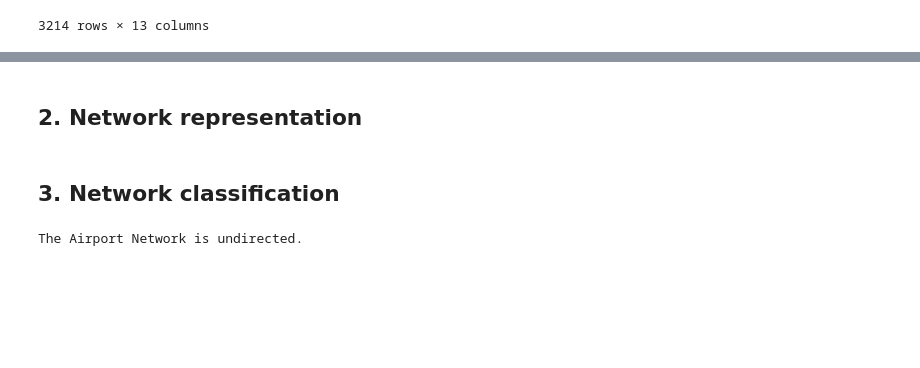
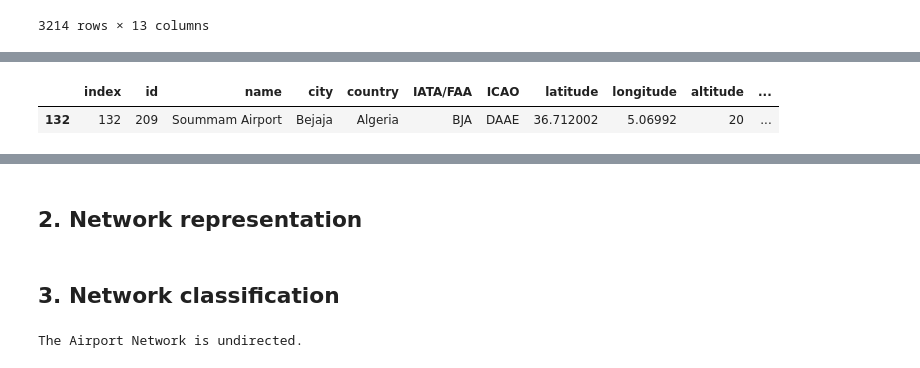
Before and after one commit to dlleonardo/openflights-airport-network-analysis, a Jupyter notebook: main.ipynb, the cells around one changed output, grey strips where cells are left out. Drawn from its saved outputs; the diff is of its cells as text; code cells hidden in the pictures; blank space fills up the shorter version.

```diff
--- a/main.ipynb
+++ b/main.ipynb
@@ -53,3 +49,8 @@ df_nodes[ (df_nodes['index'] == 135) ]
+# %%
+df_nodes[ (df_nodes['index'] == 132) ]
+# %% [output]
+|  | index | id | name | city | country | IATA/FAA | ICAO | latitude | longitude | altitude | ... |
+| 132 | 132 | 209 | Soummam Airport | Bejaja | Algeria | BJA | DAAE | 36.712002 | 5.06992 | 20 | ... |
 # %%
 # Creating the Airport Network from nodes Dataframe data
 AN = igraph.Graph.TupleList(df_edges.itertuples(index=False),
```
Also changed, not shown: parts of 43 cells of this notebook.
